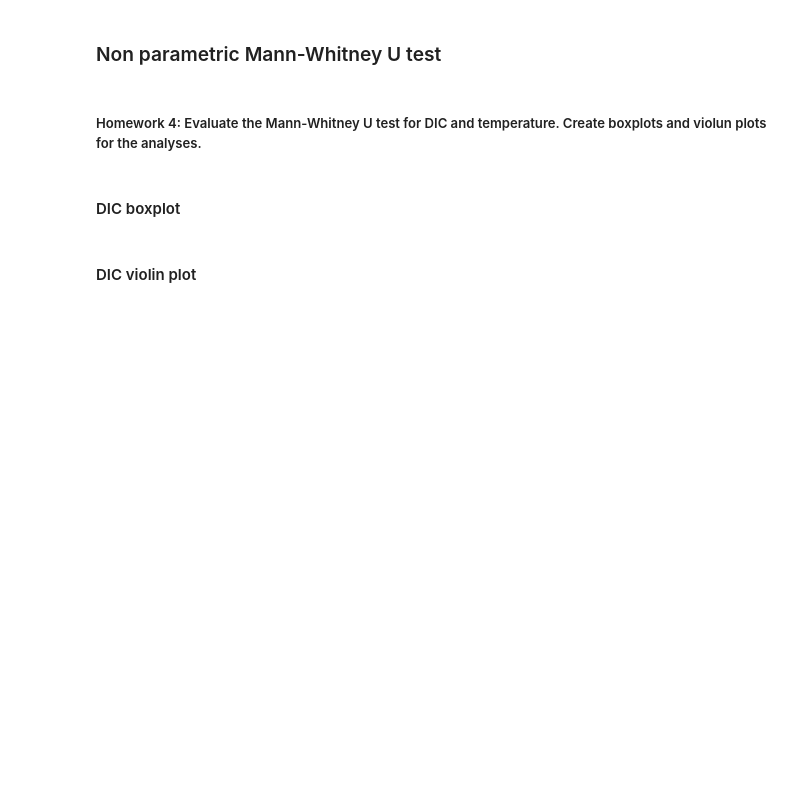
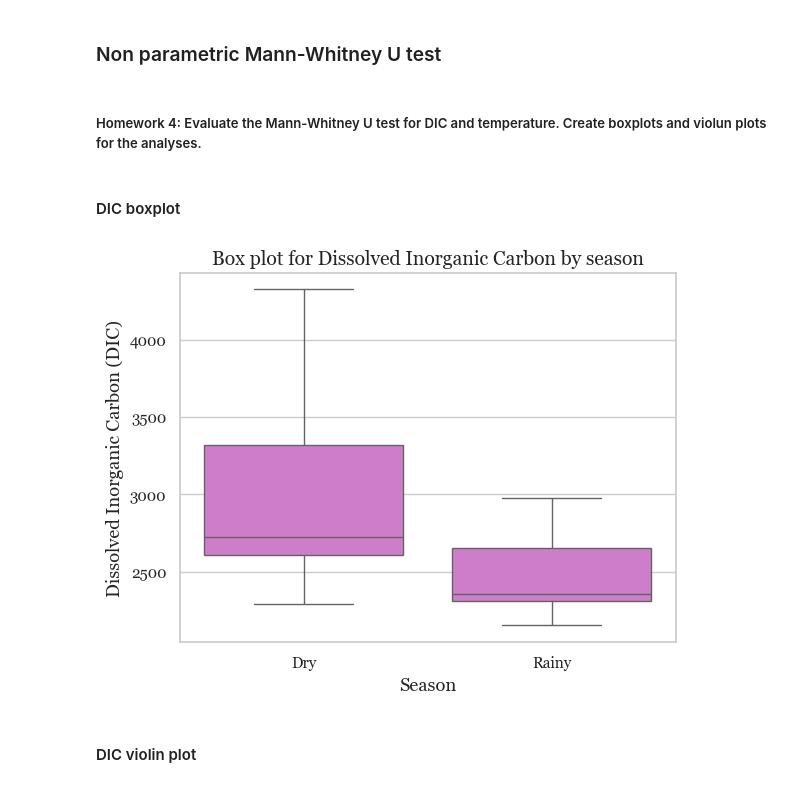
Before and after one commit to lizhcarlos/Mi-repositorio_Curso-Estadistica, a Jupyter notebook: Homework4_Mann-Whitney.ipynb, the cells around one changed output. Drawn from its saved outputs; the diff is of its cells as text; code cells hidden in the pictures; blank space fills up the shorter version.

```diff
--- a/Homework4_Mann-Whitney.ipynb
+++ b/Homework4_Mann-Whitney.ipynb
@@ -41,12 +50,13 @@ sns.set(font_scale=2, style='ticks', palette= colors)
 # %%
 sns.boxplot(data= data_df,
                  x= 'season', y= 'dic_micromol_kg')
 
-plt.xlabel('Season', fontname= "Georgia", fontsize=12)
-plt.ylabel ('Dissolved Inorganic Carbon (DIC)', fontname= "Georgia", fontsize= 12)
-plt.title("Box plot for Dissolved Inorganic Carbon by season",
-          fontname= "Georgia", fontsize = 14)
+plt.xlabel('Season')
+plt.ylabel ('Dissolved Inorganic Carbon (DIC)')
+plt.title("Box plot for Dissolved Inorganic Carbon by season")
 plt.show()
+# %% [output]
+[figure, added]
 # %% [markdown]
 #### DIC violin plot
 # %%
```
Also changed, not shown: parts of 5 cells of this notebook.
